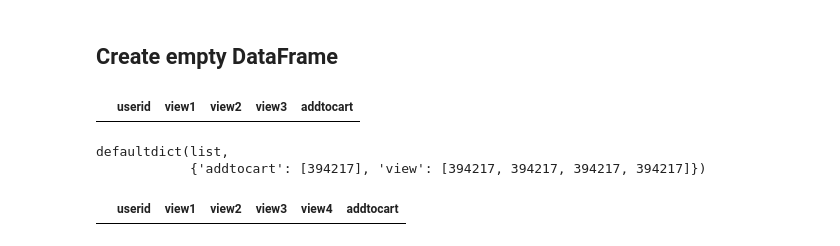
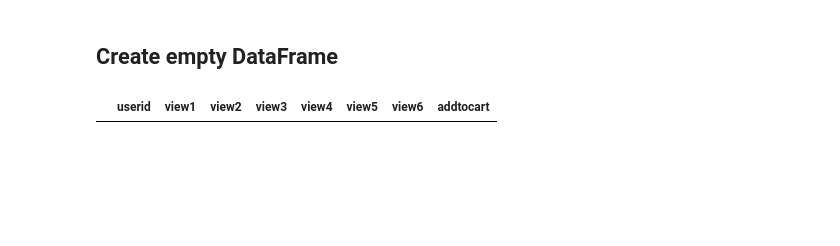
Before and after one commit to saurabhsingh13no/RecommenderSystem, a Jupyter notebook: Notebook/ExploratoryDataAnalysis.ipynb, the cells around one changed output. Drawn from its saved outputs; the diff is of its cells as text; code cells hidden in the pictures; blank space fills up the shorter version.

```diff
--- a/Notebook/ExploratoryDataAnalysis.ipynb
+++ b/Notebook/ExploratoryDataAnalysis.ipynb
@@ -202,15 +187,10 @@ viewLenList = calAvgItemViewLen(userDict)
 # %% [markdown]
 ## Create empty DataFrame
 # %%
-userDF = pd.DataFrame(columns=['userid', 'view1', 'view2', 'view3','addtocart'])
+userDF = pd.DataFrame(columns=['userid', 'view1', 'view2', 'view3','view4','view5','view6','addtocart'])
 userDF.head()
 # %% [output]
-|  | userid | view1 | view2 | view3 | addtocart |
+|  | userid | view1 | view2 | view3 | view4 | view5 | view6 | addtocart |
-# %%
-userDict[524440]
-# %% [output]
-defaultdict(list,
-            {'addtocart': [394217], 'view': [394217, 394217, 394217, 394217]})
 # %%
 no_of_features = 6
 def addEntrytoUserDF(userid, viewList, addToCart):
@@ -261,16 +241,10 @@ def buildMatrix(userDict):
     userDF = pd.DataFrame(columns=columns)
 
     for key, value in userDict.items():
-#         print (userDict[key])
-#         c+=1
-#         if c>10000:
-#             break
         userDF = addEntrytoUserDFforMultipleView(userDF, key, userDict[key]['view'].copy(), userDict[key]['addtocart'].copy())
-#         print (userDF)
+
     return userDF
 
 
-userDF
+# userDF
-# %% [output]
-|  | userid | view1 | view2 | view3 | view4 | addtocart |
 # %%
```
Also changed, not shown: parts of 16 cells of this notebook, 2 other files.
